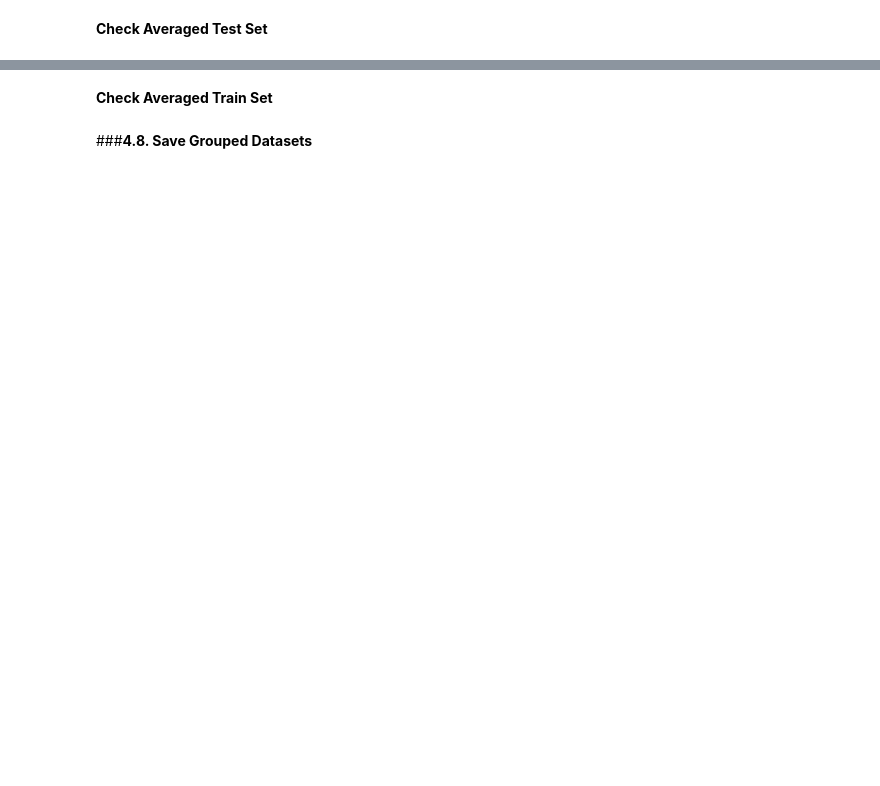
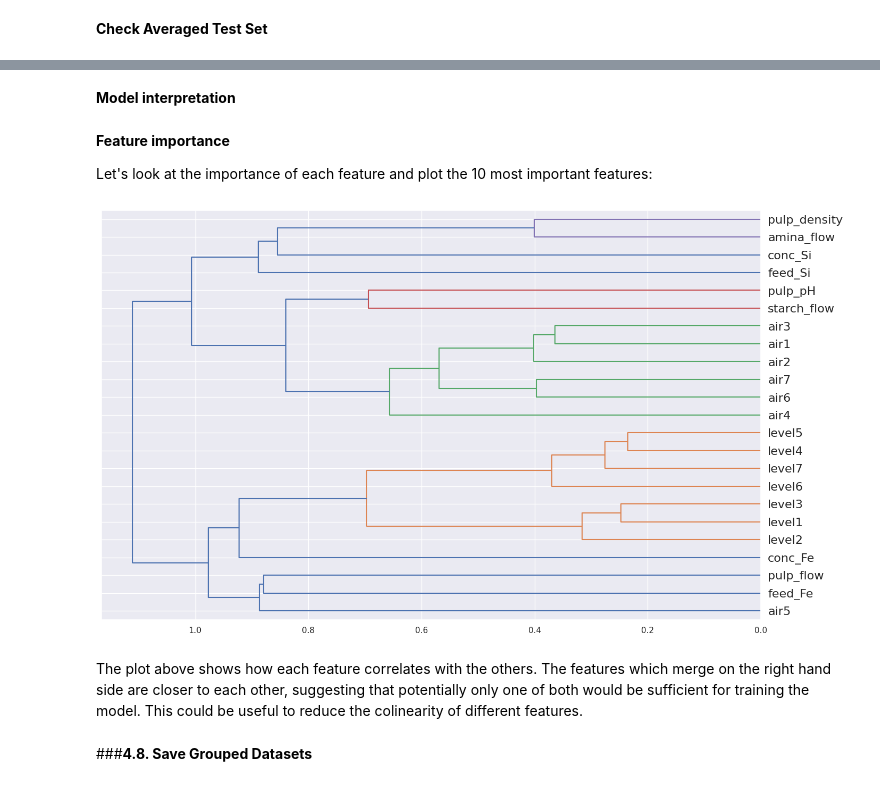
Before and after one commit to arifaygun/ML_Calisma_Notebooklari, a Jupyter notebook: AA_Graduate_Project_1Std.ipynb, the cells around one changed output, grey strips where cells are left out. Cells and saved outputs as stored; diff of their text form; code cells hidden in the pictures; blank space fills up the shorter version.

```diff
--- a/AA_Graduate_Project_1Std.ipynb
+++ b/AA_Graduate_Project_1Std.ipynb
@@ -293,2 +293,6 @@ RMSE: 0.9130103175964284    R2: 0.32721128819904977
-# %% [markdown]
-**Check Averaged Train Set**
+# %% [markdown]
+**Model interpretation**
+# %% [markdown]
+**Feature importance**
+
+Let's look at the importance of each feature and plot the 10 most important features:
@@ -295,3 +304,16 @@ RMSE: 0.9130103175964284    R2: 0.32721128819904977
+# %%
+import scipy
+from scipy.cluster import hierarchy as hc
+corr = np.round(scipy.stats.spearmanr(flotation).correlation, 4)
+corr_condensed = hc.distance.squareform(1-corr)
+z = hc.linkage(corr_condensed, method='average')
+fig = plt.figure(figsize=(16,10))
+dendrogram = hc.dendrogram(z, labels=flotation.columns, orientation='left', leaf_font_size=16)
+plt.show()
+# %% [output]
+[figure, added]
+# %% [markdown]
+The plot above shows how each feature correlates with the others. The features which merge on the right hand side are closer to each other, suggesting that potentially only one of both would be sufficient for training the model. This could be useful to reduce the colinearity of different features.
 # %% [markdown]
 ###**4.8. Save Grouped Datasets**
 # %%
```
Also changed, not shown: parts of 4 cells of this notebook.
